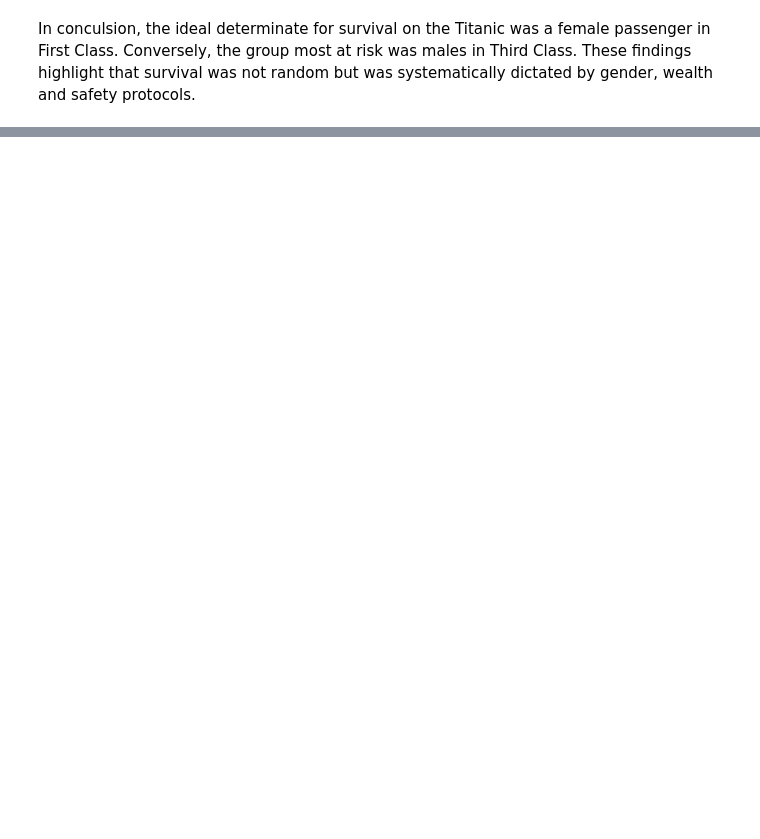
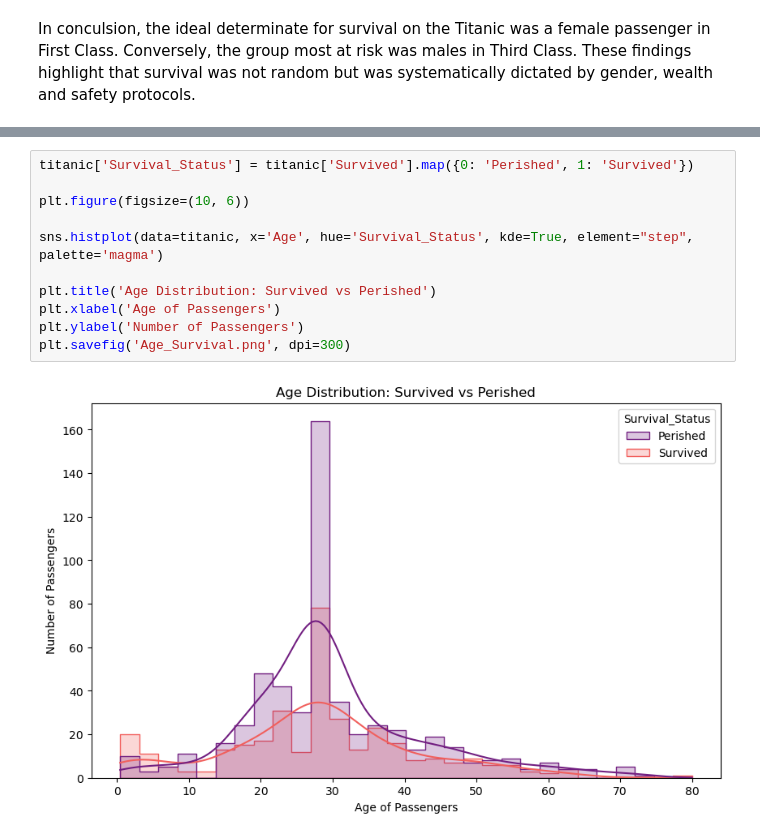
Before and after one commit to datawthishakirat/Titanic_Data_set, a Jupyter notebook: Titanic project(1).ipynb, the cells around one changed output, grey strips where cells are left out. Cells and saved outputs as stored; diff of their text form; blank space fills up the shorter version.

Commit message:
Initial upload of Titanic analysis

```diff
--- a/Titanic project(1).ipynb
+++ b/Titanic project(1).ipynb
@@ -311,0 +288,13 @@ plt.savefig('gender.png', dpi=300)
+# %%
+titanic['Survival_Status'] = titanic['Survived'].map({0: 'Perished', 1: 'Survived'})
+
+plt.figure(figsize=(10, 6))
+
+sns.histplot(data=titanic, x='Age', hue='Survival_Status', kde=True, element="step", palette='magma')
+
+plt.title('Age Distribution: Survived vs Perished')
+plt.xlabel('Age of Passengers')
+plt.ylabel('Number of Passengers')
+plt.savefig('Age_Survival.png', dpi=300)
+# %% [output]
+[figure, added]
```
Also changed, not shown: parts of 14 cells of this notebook.
